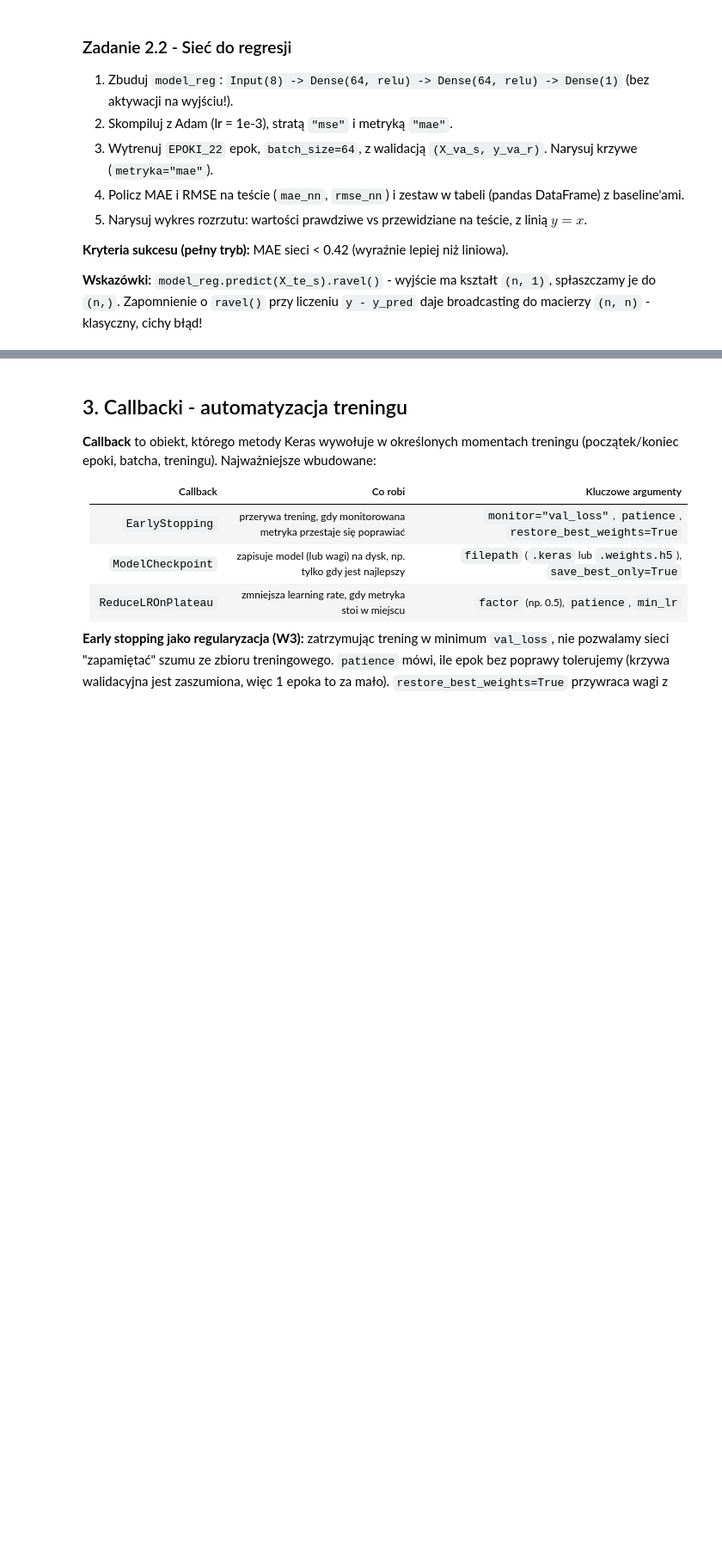
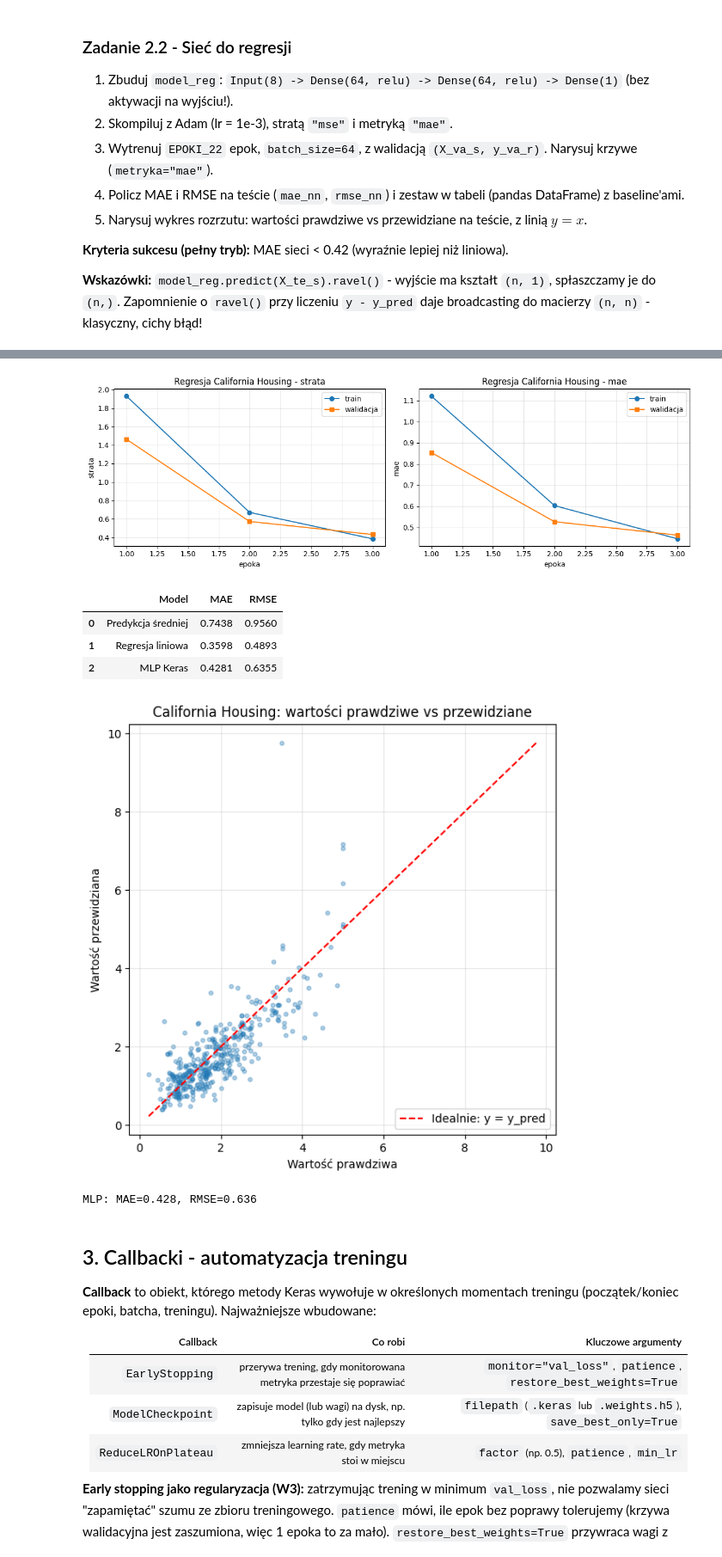
Before and after one commit to OxeyeDaisy434/UczenieGlebokieIJegoZastosowania---ZajeciaMagister, a Jupyter notebook: Notebooki_studenci/Lab03_Keras_klasyfikacja_regresja.ipynb, the cells around one changed output, grey strips where cells are left out. Shown at 86% size. Cells and saved outputs as stored; diff of their text form; code cells hidden in the pictures; blank space fills up the shorter version.

```diff
--- a/Notebooki_studenci/Lab03_Keras_klasyfikacja_regresja.ipynb
+++ b/Notebooki_studenci/Lab03_Keras_klasyfikacja_regresja.ipynb
@@ -358,4 +501,11 @@ Mocniejszym punktem odniesienia jest **regresja liniowa** (klasyczny model ML, W
 **Kryteria sukcesu (pełny tryb):** MAE regresji liniowej ok. 0.53, wyraźnie mniej niż baseline średniej (ok. 0.9).
 # %%
 # TODO: uzupełnij - dopasuj LinearRegression i policz mae_lin, rmse_lin na teście
-mae_lin, rmse_lin = None, None  # <- zastąp
+model_lin = LinearRegression()
+model_lin.fit(X_tr_s, y_tr_r)
+pred_lin = model_lin.predict(X_te_s)
+
+mae_lin = mean_absolute_error(y_te_r, pred_lin)
+rmse_lin = np.sqrt(mean_squared_error(y_te_r, pred_lin))
+print(f"Baseline średniej: MAE={mae_sr:.3f}, RMSE={rmse_sr:.3f}")
+print(f"Regresja liniowa:  MAE={mae_lin:.3f}, RMSE={rmse_lin:.3f}")
@@ -375,4 +528,50 @@ mae_lin, rmse_lin = None, None  # <- zastąp
 EPOKI_22 = 3 if SZYBKI_TRYB else 60
 
 # TODO: uzupełnij - zbuduj model_reg, wytrenuj, porównaj z baseline'ami, narysuj y vs y_pred
-model_reg = None  # <- zastąp
+model_reg = keras.Sequential([
+    keras.Input(shape=(8,)),
+    layers.Dense(64, activation="relu"),
+    layers.Dense(64, activation="relu"),
+    layers.Dense(1),
+], name="model_reg")
+
+model_reg.compile(
+    optimizer=keras.optimizers.Adam(learning_rate=1e-3),
+    loss="mse",
+    metrics=["mae"],
+)
+
+hist_reg = model_reg.fit(
+    X_tr_s, y_tr_r,
+    epochs=EPOKI_22,
+    batch_size=64,
+    validation_data=(X_va_s, y_va_r),
+    verbose=2,
+)
+rysuj_historie(hist_reg, metryka="mae", tytul="Regresja California Housing")
+
+pred_nn = model_reg.predict(X_te_s, verbose=0).ravel()
+mae_nn = mean_absolute_error(y_te_r, pred_nn)
+rmse_nn = np.sqrt(mean_squared_error(y_te_r, pred_nn))
+
+tabela_reg = pd.DataFrame({
+    "Model": ["Predykcja średniej", "Regresja liniowa", "MLP Keras"],
+    "MAE": [mae_sr, mae_lin, mae_nn],
+    "RMSE": [rmse_sr, rmse_lin, rmse_nn],
+})
+display(tabela_reg.round(4))
+
+plt.figure(figsize=(6, 6))
+plt.scatter(y_te_r, pred_nn, alpha=0.35, s=12)
+min_v = min(y_te_r.min(), pred_nn.min())
+max_v = max(y_te_r.max(), pred_nn.max())
+plt.plot([min_v, max_v], [min_v, max_v], "r--", label="Idealnie: y = y_pred")
+plt.xlabel("Wartość prawdziwa")
+plt.ylabel("Wartość przewidziana")
+plt.title("California Housing: wartości prawdziwe vs przewidziane")
+plt.legend()
+plt.grid(alpha=0.3)
+plt.tight_layout()
+plt.show()
+print(f"MLP: MAE={mae_nn:.3f}, RMSE={rmse_nn:.3f}")
+# %% [output]
@@ -379,3 +584,10 @@ model_reg = None  # <- zastąp
+[figure, added]
+|  | Model | MAE | RMSE |
+| 0 | Predykcja średniej | 0.7438 | 0.9560 |
+| 1 | Regresja liniowa | 0.3598 | 0.4893 |
+| 2 | MLP Keras | 0.4281 | 0.6355 |
+[figure, added]
+MLP: MAE=0.428, RMSE=0.636
 # %% [markdown]
 ## 3. Callbacki - automatyzacja treningu
 
```
Also changed, not shown: parts of 26 cells of this notebook.
